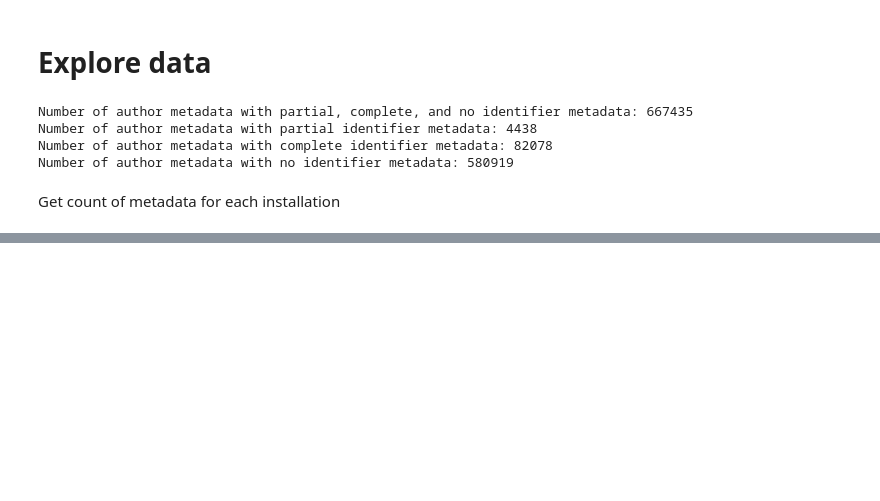
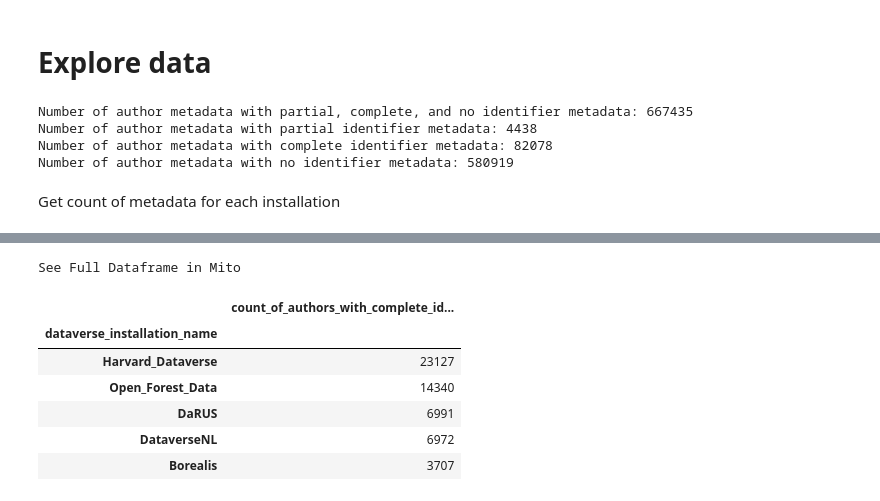
Before and after one commit to jggautier/ux-research-data-analysis, a Jupyter notebook: notebooks/PIDs_for_people_in_Dataverse_datasets/PIDs_for_people_in_HDV_datasets.ipynb, the cells around one changed output, grey strips where cells are left out. Saved outputs shown, nothing was run; the diff lists cells and outputs as text; code cells hidden in the pictures; blank space fills up the shorter version.

```diff
--- a/notebooks/PIDs_for_people_in_Dataverse_datasets/PIDs_for_people_in_HDV_datasets.ipynb
+++ b/notebooks/PIDs_for_people_in_Dataverse_datasets/PIDs_for_people_in_HDV_datasets.ipynb
@@ -162,0 +185,19 @@ See Full Dataframe in Mito
+# %%
+# Count of author metadata in authorsWithCompleteIdentifiersDf per installation
+authorsWithCompleteIdentifiersByInstallationDf = (
+    authorsWithCompleteIdentifiersDf
+        .value_counts(subset=['dataverse_installation_name'])
+        .to_frame('count_of_authors_with_complete_identifiers')
+        # .reset_index(drop=False, inplace=False)
+)
+
+authorsWithCompleteIdentifiersByInstallationDf.head()
+# %% [output]
+See Full Dataframe in Mito
+|  | count_of_authors_with_complete_id... |
+| dataverse_installation_name |  |
+| Harvard_Dataverse | 23127 |
+| Open_Forest_Data | 14340 |
+| DaRUS | 6991 |
+| DataverseNL | 6972 |
+| Borealis | 3707 |
```
Also changed, not shown: parts of 5 cells of this notebook.
